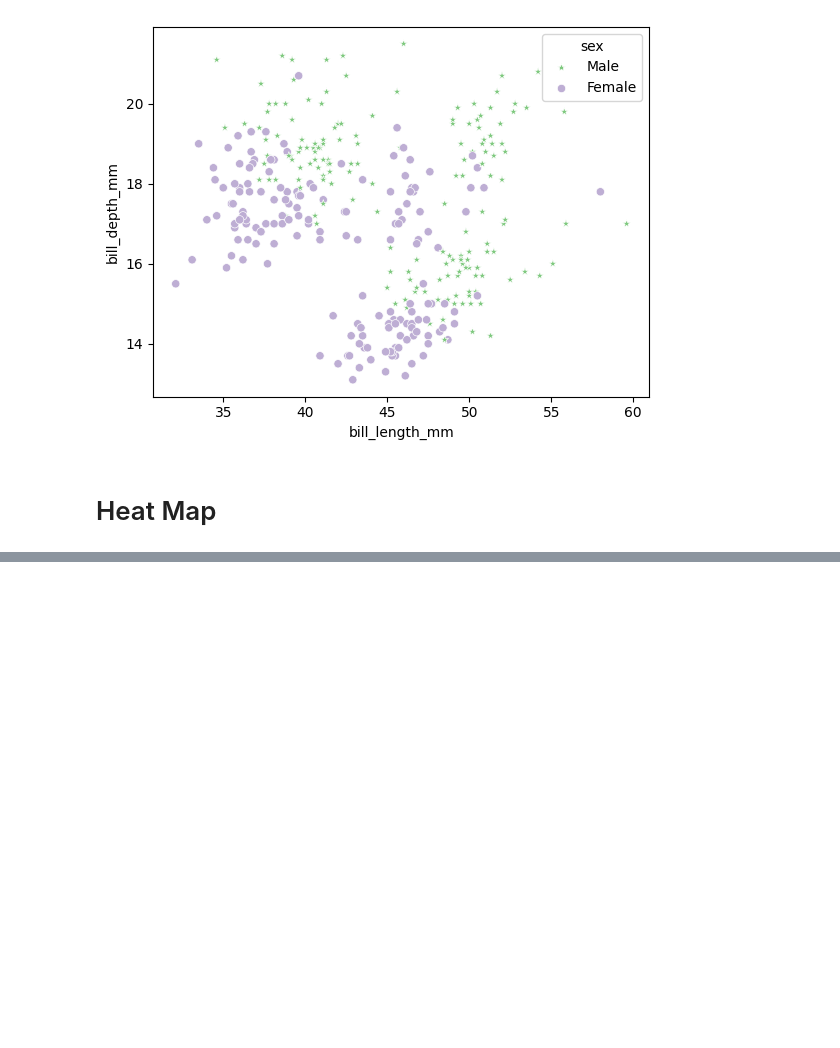
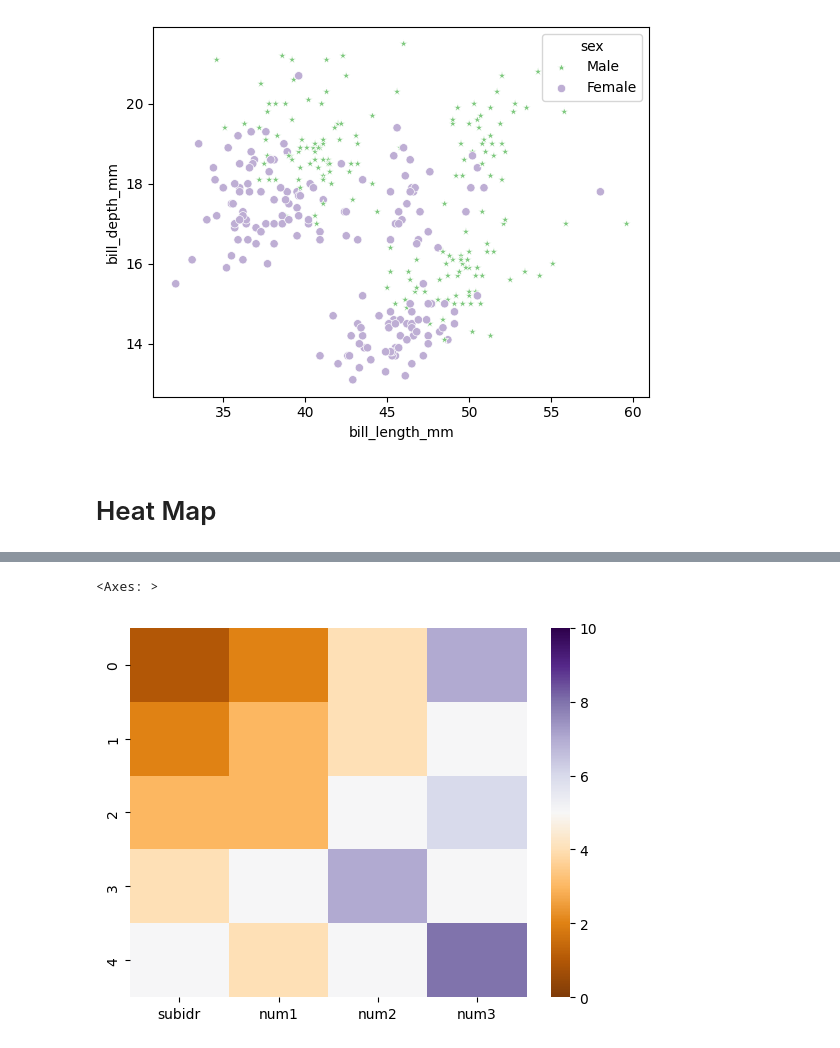
Before and after one commit to Ut-Niv/Pandas-Dataframe, a Jupyter notebook: Seaborn_demo.ipynb, the cells around one changed output, grey strips where cells are left out. Drawn from its saved outputs; the diff is of its cells as text; code cells hidden in the pictures; blank space fills up the shorter version.

```diff
--- a/Seaborn_demo.ipynb
+++ b/Seaborn_demo.ipynb
@@ -292,0 +356,5 @@ sns.scatterplot(x = 'bill_length_mm', y = 'bill_depth_mm', data = df,
+# %%
+sns.heatmap(df.head(5), vmin = 0, vmax = 10, cmap = 'PuOr')
+# %% [output]
+<Axes: >
+[figure, added]
```
Also changed, not shown: parts of 11 cells of this notebook.
